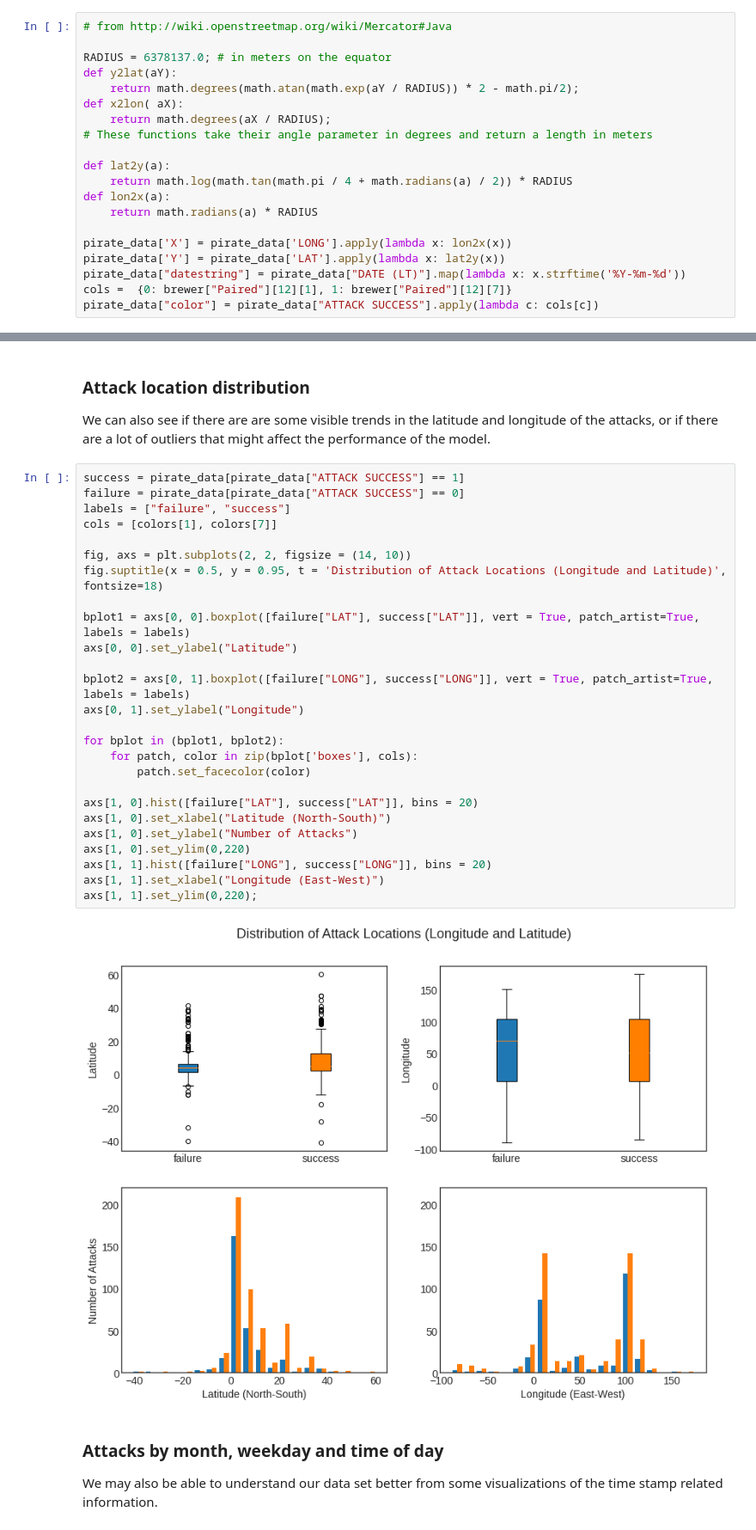
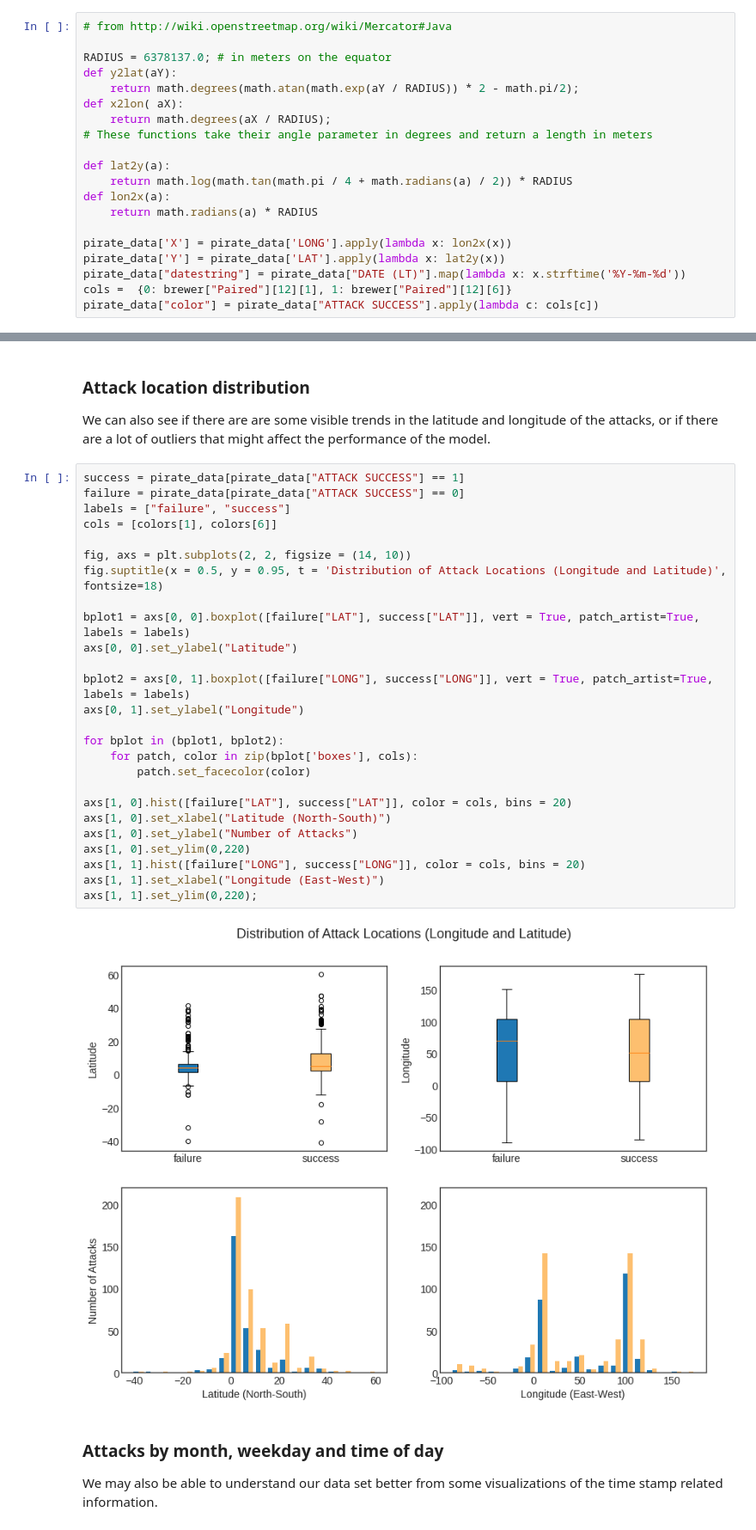
Before and after one commit to Alessine/predicting_pirate_attack_success, a Jupyter notebook: 3-Visualizations.ipynb, the cells around one changed output, grey strips where cells are left out. Shown at 86% size. Saved outputs shown, nothing was run; the diff lists cells and outputs as text.

```diff
--- a/3-Visualizations.ipynb
+++ b/3-Visualizations.ipynb
@@ -57,6 +60,6 @@ def lon2x(a):
 pirate_data['X'] = pirate_data['LONG'].apply(lambda x: lon2x(x))
 pirate_data['Y'] = pirate_data['LAT'].apply(lambda x: lat2y(x))
 pirate_data["datestring"] = pirate_data["DATE (LT)"].map(lambda x: x.strftime('%Y-%m-%d'))
-cols =  {0: brewer["Paired"][12][1], 1: brewer["Paired"][12][7]}
+cols =  {0: brewer["Paired"][12][1], 1: brewer["Paired"][12][6]}
 pirate_data["color"] = pirate_data["ATTACK SUCCESS"].apply(lambda c: cols[c])
 # %%
@@ -124,31 +150,31 @@ We can also see if there are are some visible trends in the latitude and longitu
 # %%
 success = pirate_data[pirate_data["ATTACK SUCCESS"] == 1]
 failure = pirate_data[pirate_data["ATTACK SUCCESS"] == 0]
 labels = ["failure", "success"]
-cols = [colors[1], colors[7]]
+cols = [colors[1], colors[6]]
 
 fig, axs = plt.subplots(2, 2, figsize = (14, 10))
 fig.suptitle(x = 0.5, y = 0.95, t = 'Distribution of Attack Locations (Longitude and Latitude)', fontsize=18)
 
 bplot1 = axs[0, 0].boxplot([failure["LAT"], success["LAT"]], vert = True, patch_artist=True, labels = labels)
 axs[0, 0].set_ylabel("Latitude")
 
 bplot2 = axs[0, 1].boxplot([failure["LONG"], success["LONG"]], vert = True, patch_artist=True, labels = labels)
 axs[0, 1].set_ylabel("Longitude")
 
 for bplot in (bplot1, bplot2):
     for patch, color in zip(bplot['boxes'], cols):
         patch.set_facecolor(color)
 
-axs[1, 0].hist([failure["LAT"], success["LAT"]], bins = 20)
+axs[1, 0].hist([failure["LAT"], success["LAT"]], color = cols, bins = 20)
 axs[1, 0].set_xlabel("Latitude (North-South)")
 axs[1, 0].set_ylabel("Number of Attacks")
 axs[1, 0].set_ylim(0,220)
-axs[1, 1].hist([failure["LONG"], success["LONG"]], bins = 20)
+axs[1, 1].hist([failure["LONG"], success["LONG"]], color = cols, bins = 20)
 axs[1, 1].set_xlabel("Longitude (East-West)")
 axs[1, 1].set_ylim(0,220);
 # %% [output]
-[figure, old version]
+[figure, new version]
 # %% [markdown]
 ### Attacks by month, weekday and time of day
 
```
Also changed, not shown: parts of 7 cells of this notebook, 6 other files.
